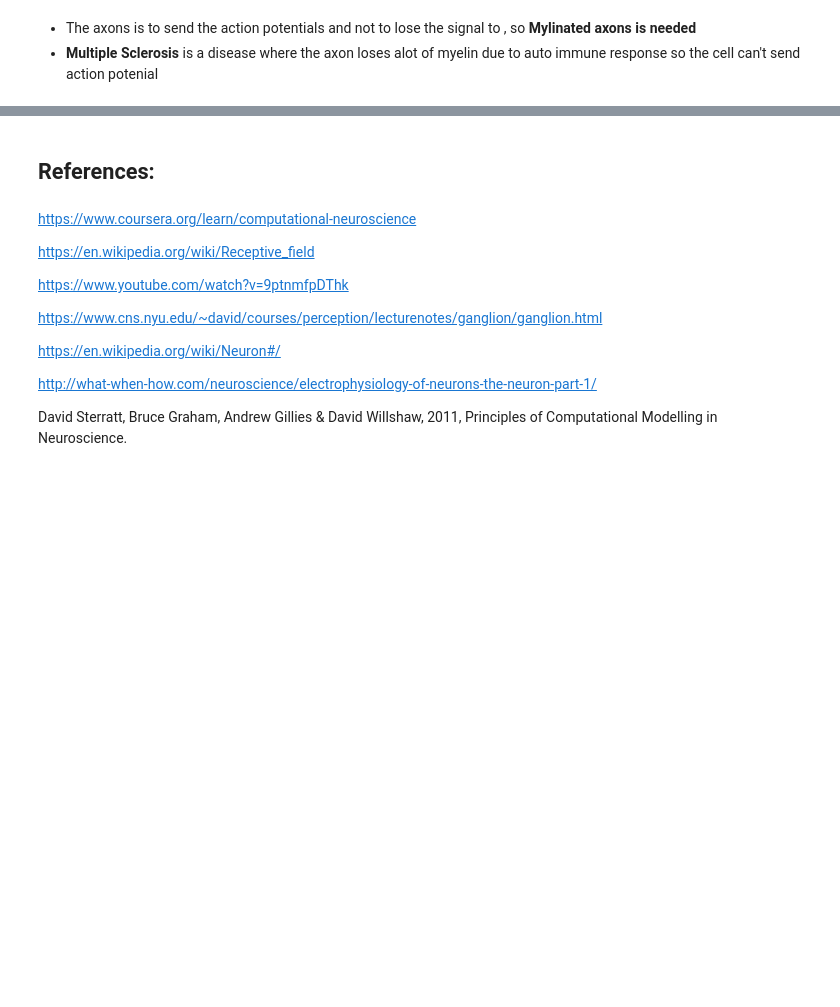
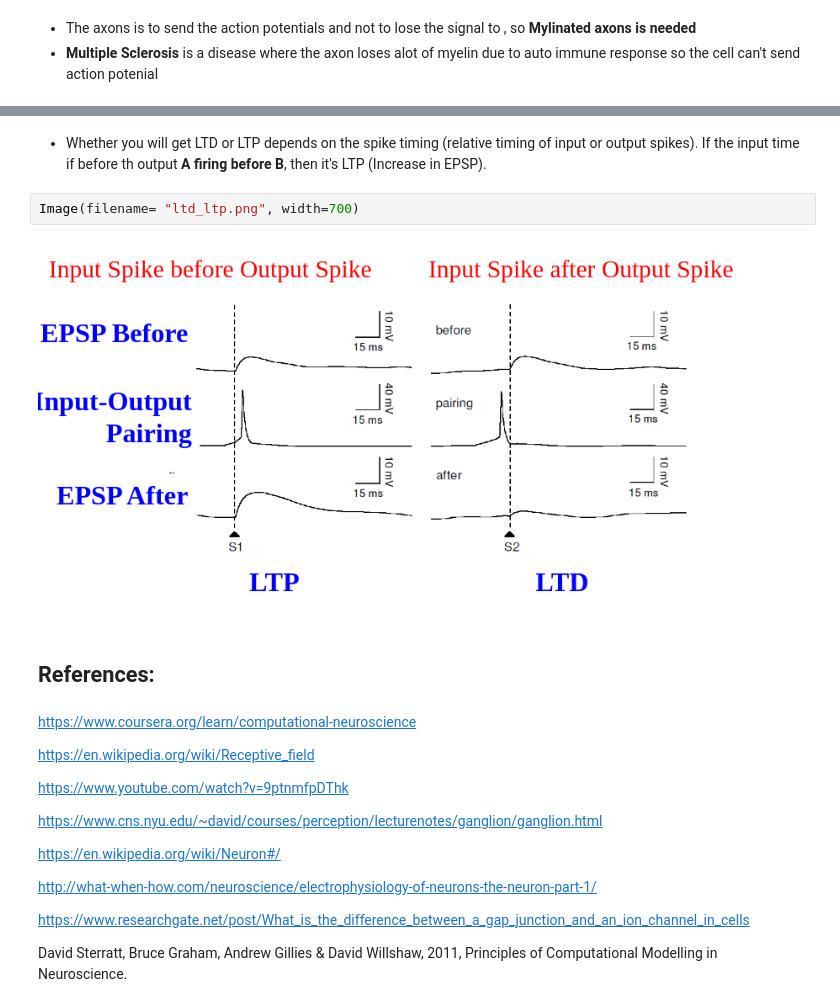
Before and after one commit to mhmdrdwn/com-neuro, a Jupyter notebook: week1.ipynb, the cells around one changed output, grey strips where cells are left out. Drawn from its saved outputs; the diff is of its cells as text; blank space fills up the shorter version.

```diff
--- a/week1.ipynb
+++ b/week1.ipynb
@@ -223,3 +262,9 @@ Image(filename= "axon.png", width=700)
+# %% [markdown]
+- Whether you will get LTD or LTP depends on the spike timing (relative timing of input or output spikes). If the input time if before th output **A firing before B**, then it's LTP (Increase in EPSP).
+# %%
+Image(filename= "ltd_ltp.png", width=700)
+# %% [output]
+[figure, added]
 # %% [markdown]
 ## References:
 # %% [markdown]
@@ -235,4 +280,6 @@ https://en.wikipedia.org/wiki/Neuron#/
 
 http://what-when-how.com/neuroscience/electrophysiology-of-neurons-the-neuron-part-1/
 
+https://www.researchgate.net/post/What_is_the_difference_between_a_gap_junction_and_an_ion_channel_in_cells
+
 David Sterratt, Bruce Graham, Andrew Gillies & David Willshaw, 2011, Principles of Computational Modelling in Neuroscience.
```
Also changed, not shown: parts of 5 cells of this notebook.
